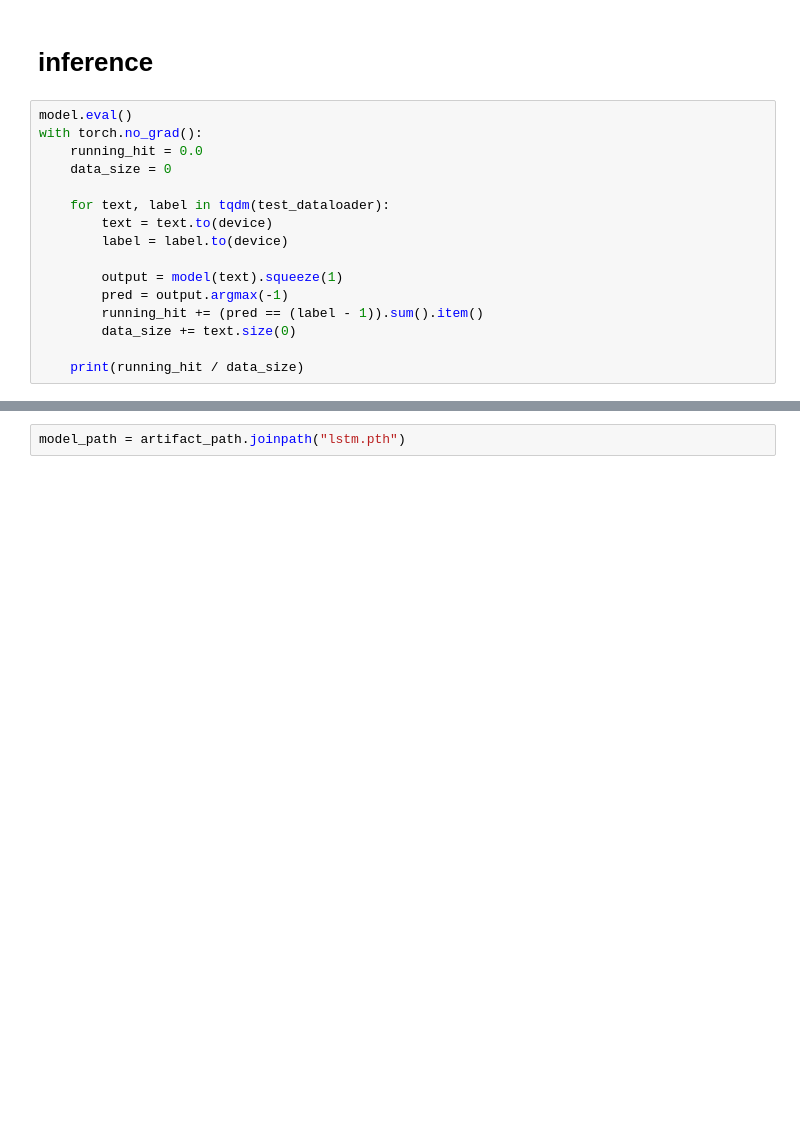
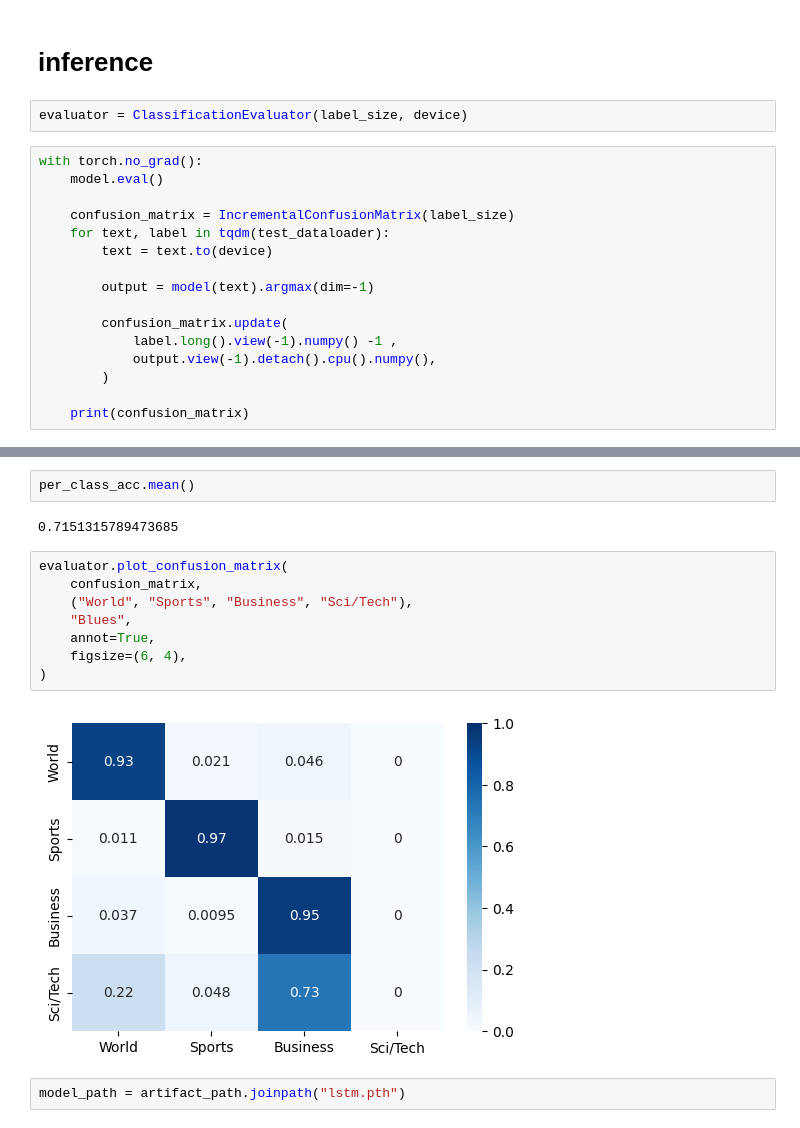
Before and after one commit to gitE0Z9/pytorch-implementations, a Jupyter notebook: notebooks/lstm.ipynb, the cells around one changed output, grey strips where cells are left out. Drawn from its saved outputs; the diff is of its cells as text; blank space fills up the shorter version.

```diff
--- a/notebooks/lstm.ipynb
+++ b/notebooks/lstm.ipynb
@@ -152,18 +186,20 @@ plt.plot(training_loss)
 # %% [markdown]
 # inference
-# %%
-model.eval()
-with torch.no_grad():
-    running_hit = 0.0
-    data_size = 0
-
-    for text, label in tqdm(test_dataloader):
-        text = text.to(device)
-        label = label.to(device)
-
-        output = model(text).squeeze(1)
-        pred = output.argmax(-1)
-        running_hit += (pred == (label - 1)).sum().item()
-        data_size += text.size(0)
-
-    print(running_hit / data_size)
+# %%
+evaluator = ClassificationEvaluator(label_size, device)
+# %%
+with torch.no_grad():
+    model.eval()
+
+    confusion_matrix = IncrementalConfusionMatrix(label_size)
+    for text, label in tqdm(test_dataloader):
+        text = text.to(device)
+
+        output = model(text).argmax(dim=-1)
+
+        confusion_matrix.update(
+            label.long().view(-1).numpy() -1 ,
+            output.view(-1).detach().cpu().numpy(),
+        )
+
+    print(confusion_matrix)
@@ -170,3 +219,17 @@ with torch.no_grad():
+# %%
+per_class_acc.mean()
+# %% [output]
+0.7151315789473685
+# %%
+evaluator.plot_confusion_matrix(
+    confusion_matrix,
+    ("World", "Sports", "Business", "Sci/Tech"),
+    "Blues",
+    annot=True,
+    figsize=(6, 4),
+)
+# %% [output]
+[figure, added]
 # %%
 model_path = artifact_path.joinpath("lstm.pth")
 # %%
```
Also changed, not shown: parts of 17 cells of this notebook, 1 other file.
